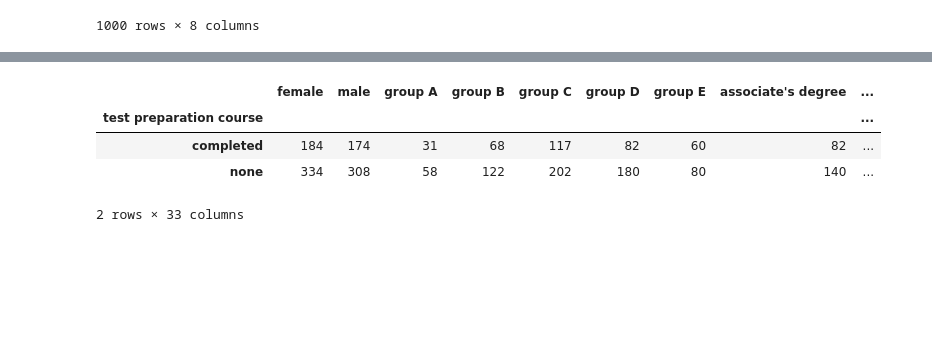
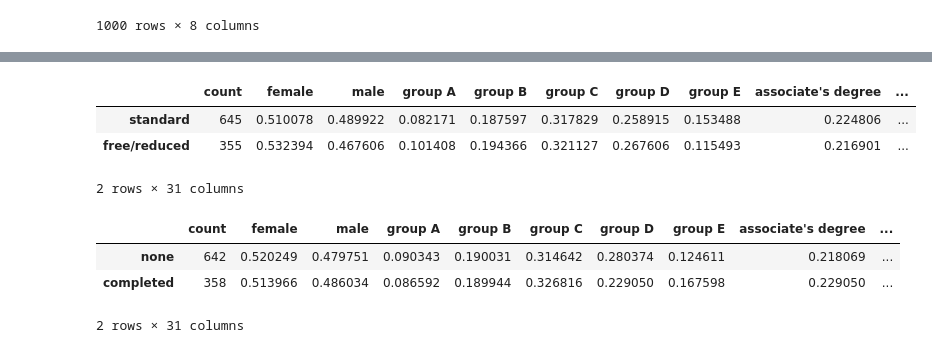
Before and after one commit to albert-ntiri/student_performance, a Jupyter notebook: Student_Performance_Feature_Engineering.ipynb, the cells around one changed output, grey strips where cells are left out. Saved outputs shown, nothing was run; the diff lists cells and outputs as text; code cells hidden in the pictures; blank space fills up the shorter version.

```diff
--- a/Student_Performance_Feature_Engineering.ipynb
+++ b/Student_Performance_Feature_Engineering.ipynb
@@ -137,9 +163,17 @@ group_scores.gen_summary_table('lunch', functions, metric_names)
+# %%
+# Create summary table by lunch.
+group_scores.gen_summary_table('lunch', functions, metric_names, normalize=True)
+# %% [output]
+|  | count | female | male | group A | group B | group C | group D | group E | associate's degree | ... |
+| standard | 645 | 0.510078 | 0.489922 | 0.082171 | 0.187597 | 0.317829 | 0.258915 | 0.153488 | 0.224806 | ... |
+| free/reduced | 355 | 0.532394 | 0.467606 | 0.101408 | 0.194366 | 0.321127 | 0.267606 | 0.115493 | 0.216901 | ... |
+2 rows × 31 columns
 # %%
-group_scores.gen_summary_table('test preparation course', functions, metric_names)
+# Create summary table by test preparation course.
+group_scores.gen_summary_table('test preparation course', functions, metric_names, normalize=True)
 # %% [output]
-|  | female | male | group A | group B | group C | group D | group E | associate's degree | ... |
-| test preparation course |  |  |  |  |  |  |  |  | ... |
-| completed | 184 | 174 | 31 | 68 | 117 | 82 | 60 | 82 | ... |
-| none | 334 | 308 | 58 | 122 | 202 | 180 | 80 | 140 | ... |
+|  | count | female | male | group A | group B | group C | group D | group E | associate's degree | ... |
+| none | 642 | 0.520249 | 0.479751 | 0.090343 | 0.190031 | 0.314642 | 0.280374 | 0.124611 | 0.218069 | ... |
+| completed | 358 | 0.513966 | 0.486034 | 0.086592 | 0.189944 | 0.326816 | 0.229050 | 0.167598 | 0.229050 | ... |
-2 rows × 33 columns
+2 rows × 31 columns
 # %%
```
Also changed, not shown: parts of 15 cells of this notebook, 1 other file.
